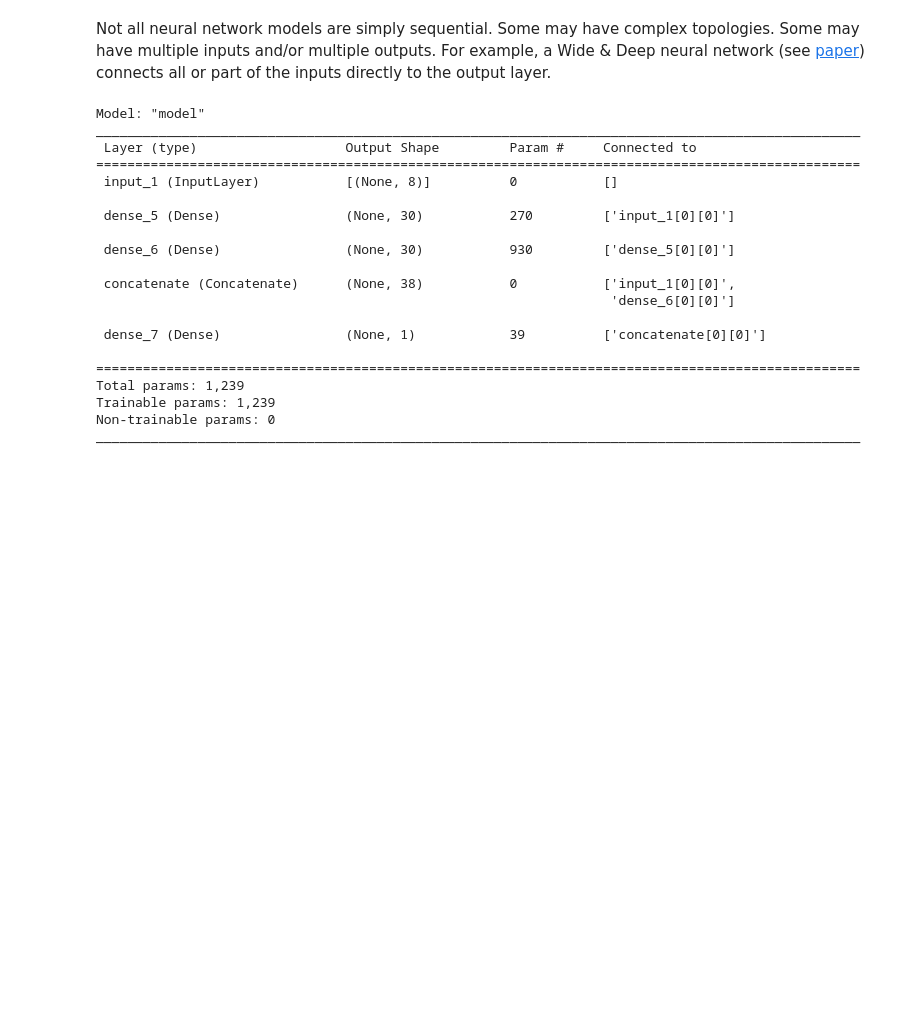
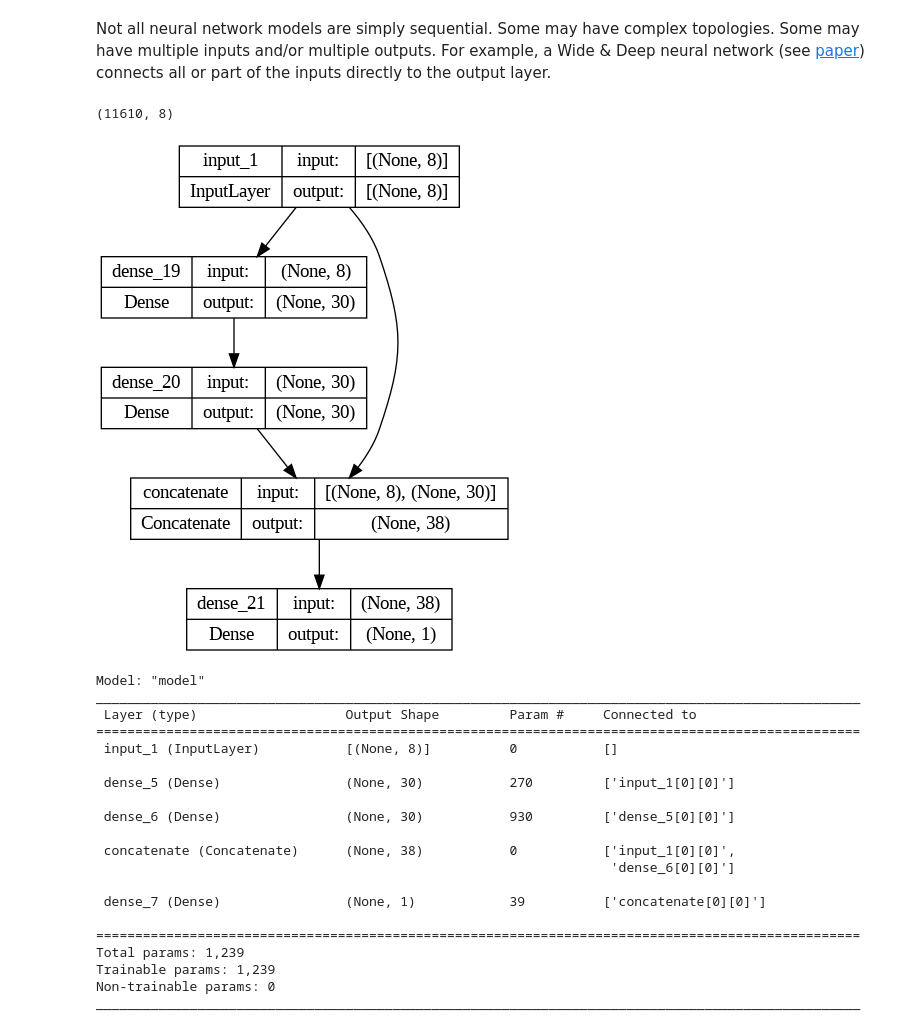
Before and after one commit to Snehashis111/AdvancedML, a Jupyter notebook: Deep_Learning_methods.ipynb, the cells around one changed output. Saved outputs shown, nothing was run; the diff lists cells and outputs as text; code cells hidden in the pictures; blank space fills up the shorter version.

```diff
--- a/Deep_Learning_methods.ipynb
+++ b/Deep_Learning_methods.ipynb
@@ -659,6 +659,10 @@ Not all neural network models are simply sequential. Some may have complex topol
 # %%
 np.random.seed(42)
 tf.random.set_seed(42)
+# %%
+X_train.shape
+# %% [output]
+(11610, 8)
 # %%
 input_ = keras.layers.Input(shape=X_train.shape[1:])
 hidden1 = keras.layers.Dense(30, activation="relu")(input_)
@@ -666,6 +670,10 @@ hidden2 = keras.layers.Dense(30, activation="relu")(hidden1)
 concat = keras.layers.concatenate([input_, hidden2])
 output = keras.layers.Dense(1)(concat)
 model = keras.models.Model(inputs=[input_], outputs=[output])
+# %%
+keras.utils.plot_model(model, to_file="model.png", show_shapes=True)
+# %% [output]
+[figure, added]
 # %%
 model.summary()
 # %% [output]
```
Also changed, not shown: parts of 15 cells of this notebook.
